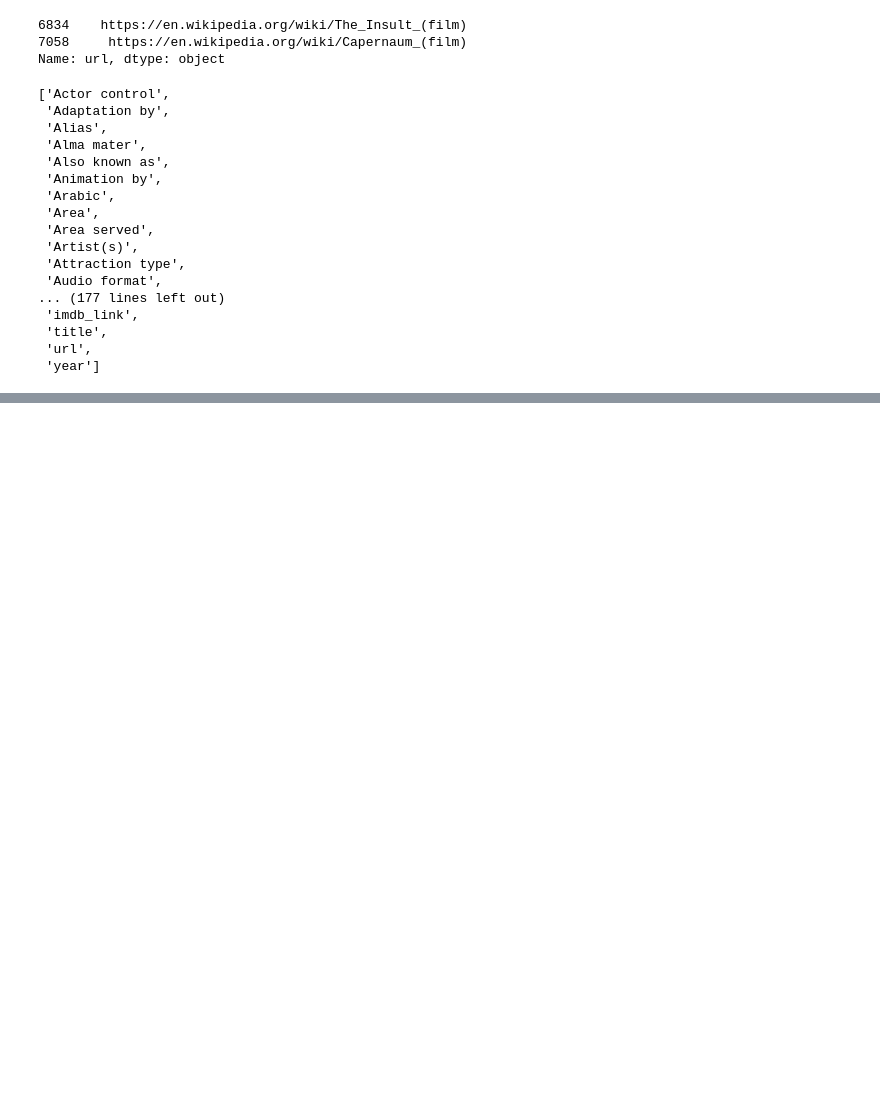
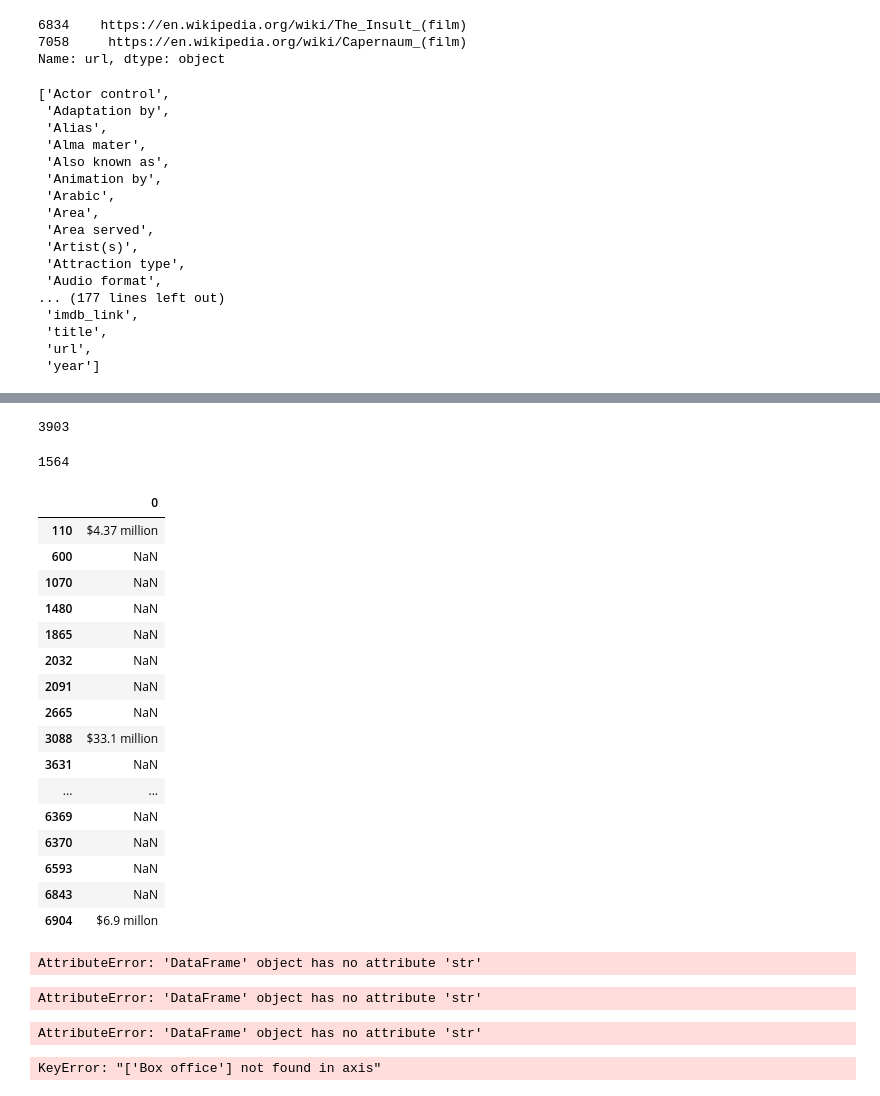
Before and after one commit to Lan-kdl/Movies-ETL, a Jupyter notebook: Movies-ETL.ipynb, the cells around one changed output, grey strips where cells are left out. Drawn from its saved outputs; the diff is of its cells as text; code cells hidden in the pictures; blank space fills up the shorter version.

```diff
--- a/Movies-ETL.ipynb
+++ b/Movies-ETL.ipynb
@@ -208,0 +323,47 @@ sorted(wiki_movies_df.columns.tolist())
+# %%
+box_office = box_office.apply(lambda x: ''.join(x) if type(x) == list else x)
+# %%
+form_one = r'\$\s*\d+\.?\d*\s*[mb]illi?on'
+# %%
+box_office.str.contains(form_one, flags=re.IGNORECASE, na=False).sum()
+# %% [output]
+3903
+# %%
+form_two = r'\$\s*\d{1,3}(?:[,\.]\d{3})+(?!\s[mb]illi?on)'
+# %%
+box_office.str.contains(form_two, flags=re.IGNORECASE, na=False).sum()
+# %% [output]
+1564
+# %%
+matches_form_one = box_office.str.contains(form_one, flags=re.IGNORECASE, na=False)
+matches_form_two = box_office.str.contains(form_two, flags=re.IGNORECASE, na=False)
+# %%
+# Find the entries that do not match the specified pattern
+box_office[~matches_form_one & ~matches_form_two]
+# %% [output]
+|  | 0 |
+| 110 | $4.37 million |
+| 600 | NaN |
+| 1070 | NaN |
+| 1480 | NaN |
+| 1865 | NaN |
+| 2032 | NaN |
+| 2091 | NaN |
+| 2665 | NaN |
+| 3088 | $33.1 million |
+| 3631 | NaN |
+| ... | ... |
+| 6369 | NaN |
+| 6370 | NaN |
+| 6593 | NaN |
+| 6843 | NaN |
+| 6904 | $6.9 millon |
+# %%
+# Search for values in a range
+box_office = box_office.str.replace(r'\$.*[-—–](?![a-z])','$', regex=True)
+# %% [output]
+AttributeError: 'DataFrame' object has no attribute 'str'
+# %%
+box_office = box_office.str.extract(f'({form_one}|{form_two})')
+# %% [output]
+AttributeError: 'DataFrame' object has no attribute 'str'
@@ -208,0 +403,8 @@ sorted(wiki_movies_df.columns.tolist())
+# %%
+wiki_movies_df['box_office'] = box_office.str.extract(f'({form_one}|{form_two})', flags=re.IGNORECASE)[0].apply(parse_dollars)
+# %% [output]
+AttributeError: 'DataFrame' object has no attribute 'str'
+# %%
+wiki_movies_df.drop('Box office', axis=1, inplace=True)
+# %% [output]
+KeyError: "['Box office'] not found in axis"
```
Also changed, not shown: parts of 24 cells of this notebook.
